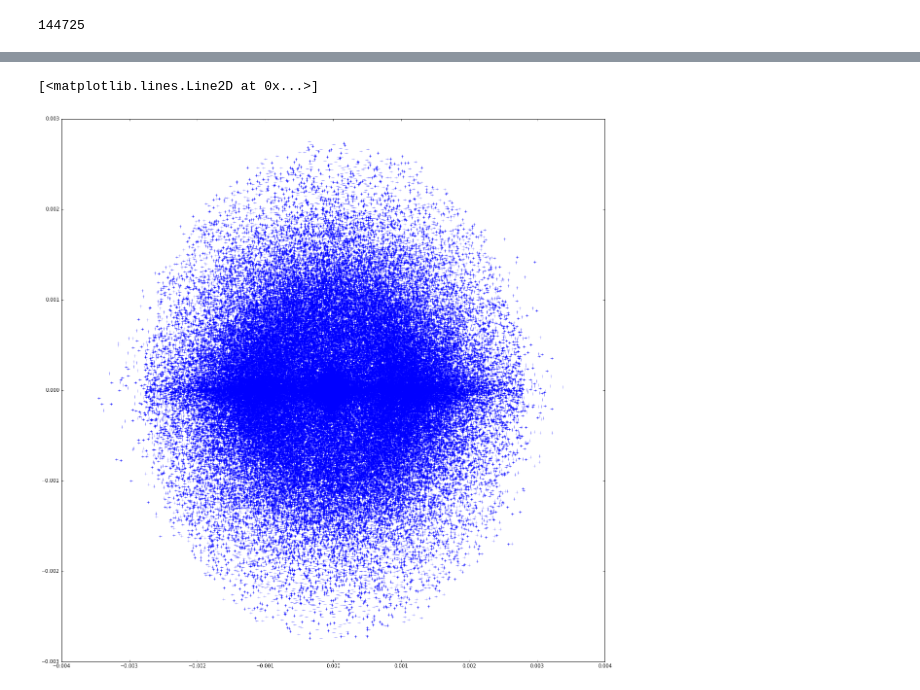
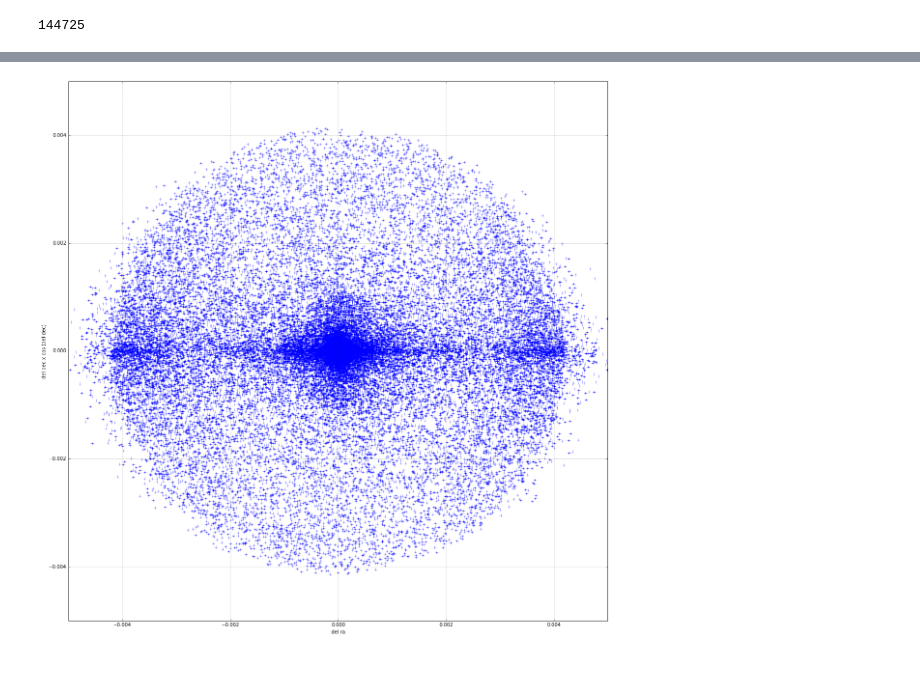
Before and after one commit to calumhrmurray/MPhysProject, a Jupyter notebook: match_catalogs/ra_vs_dec.ipynb, the cells around one changed output, grey strips where cells are left out. Drawn from its saved outputs; the diff is of its cells as text; code cells hidden in the pictures.

```diff
--- a/match_catalogs/ra_vs_dec.ipynb
+++ b/match_catalogs/ra_vs_dec.ipynb
@@ -90,8 +96,8 @@ match_y = []
 for row in array_match:
     del_ra = row[2]-row[4]
     del_dec = row[3]-row[5]
-    match_x.append(del_ra)
-    match_y.append(del_dec*math.cos(row[3]))
+    match_x.append(del_dec)
+    match_y.append(del_ra*math.cos(row[5]))
 # %%
 plt.figure(figsize=(20,20))
 plt.plot(match_x,match_y,'+')
@@ -104,3 +113,24 @@ plt.xlim(-0.0004,0.0004)
 len(match_x)
 # %% [output]
 144725
+# %%
+array_match = np.load('/home/calum/Documents/Mphys_data/match_catalogs/galex_neighbours.npy')
+array_match.shape
+
+match_x = []
+match_y = []
+
+for row in array_match:
+    del_ra = row[2]-row[4]
+    del_dec = row[3]-row[5]
+    match_x.append(del_dec)
+    match_y.append(del_ra*math.cos(row[3]))
+
+plt.figure(figsize=(20,20))
+plt.plot(match_x,match_y,'+')
+plt.grid()
+plt.xlabel('del ra')
+plt.ylabel('del dec x cos (del dec)')
+plt.xlim(-0.003,0.003)
+plt.ylim(-0.003,0.003)
+plt.savefig('galex_ra_dec.png')
@@ -127,18 +162,23 @@ plt.plot(match_x,match_y,'+')
 # %%
-array_match = np.load('/home/calum/Documents/Mphys_data/match_catalogs/sdss_all_match.npy')
+array_match = np.load('/home/calum/Documents/Mphys_data/match_catalogs/wise_neighbours.npy')
 array_match.shape
 
 match_x = []
 match_y = []
 
 for row in array_match:
     del_ra = row[2]-row[4]
     del_dec = row[3]-row[5]
     match_x.append(del_ra)
     match_y.append(del_dec*math.cos(row[3]))
 
 plt.figure(figsize=(20,20))
 plt.plot(match_x,match_y,'+')
+plt.grid()
+plt.xlim(-0.005,0.005)
+plt.ylim(-0.005,0.005)
+plt.xlabel('del ra')
+plt.ylabel('del dec x cos (del dec)')
+plt.savefig('wise_ra_dec.png')
 # %% [output]
-[<matplotlib.lines.Line2D at 0x...>]
-[figure, old version]
+[figure, new version]
```
Also changed, not shown: parts of 7 cells of this notebook, 13 other files.
